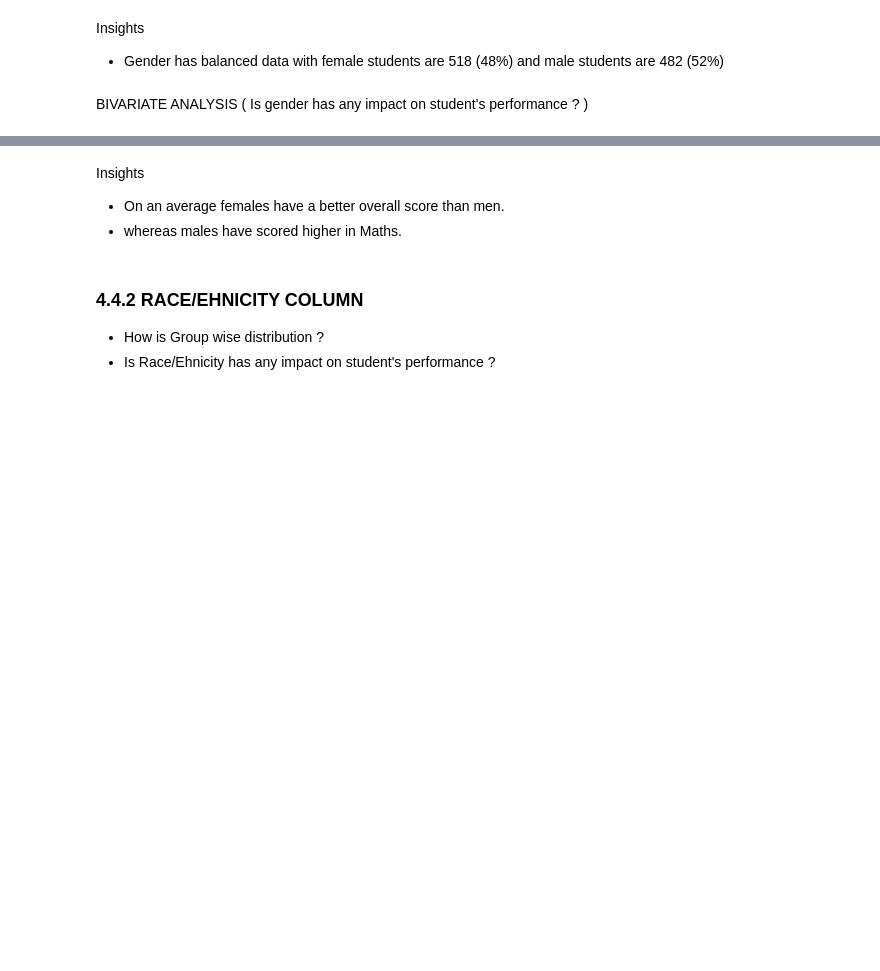
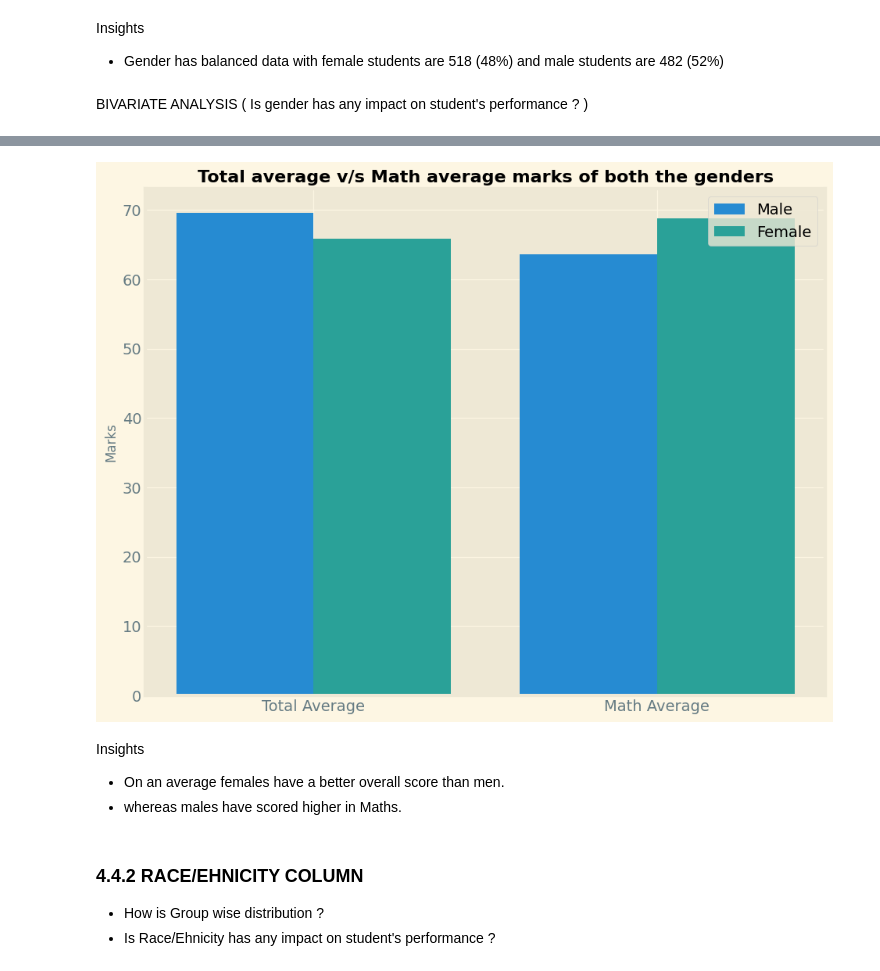
Before and after one commit to HabibAnalyticsPro/Student_Performance_Using_Machine_Learning, a Jupyter notebook: notebook/EDA Student Perfomance.ipynb, the cells around one changed output, grey strips where cells are left out. Drawn from its saved outputs; the diff is of its cells as text; code cells hidden in the pictures; blank space fills up the shorter version.

```diff
--- a/notebook/EDA Student Perfomance.ipynb
+++ b/notebook/EDA Student Perfomance.ipynb
@@ -484,22 +522,24 @@ gender_group_copy
 # %%
 plt.figure(figsize=(10, 8))
 
 X = ['Total Average','Math Average']
 
 
-female_scores = [gender_group['average'][0], gender_group['math score'][0]]
-male_scores = [gender_group['average'][1], gender_group['math score'][1]]
+female_scores = [gender_group_copy['average'][0], gender_group_copy['math_score'][0]]
+male_scores = [gender_group_copy['average'][1], gender_group_copy['math_score'][1]]
 
 X_axis = np.arange(len(X))
 
 plt.bar(X_axis - 0.2, male_scores, 0.4, label = 'Male')
 plt.bar(X_axis + 0.2, female_scores, 0.4, label = 'Female')
 
 plt.xticks(X_axis, X)
 plt.ylabel("Marks")
 plt.title("Total average v/s Math average marks of both the genders", fontweight='bold')
 plt.legend()
 plt.show()
+# %% [output]
+[figure, added]
 # %% [markdown]
 Insights
 
```
Also changed, not shown: parts of 25 cells of this notebook, 2 other files.
